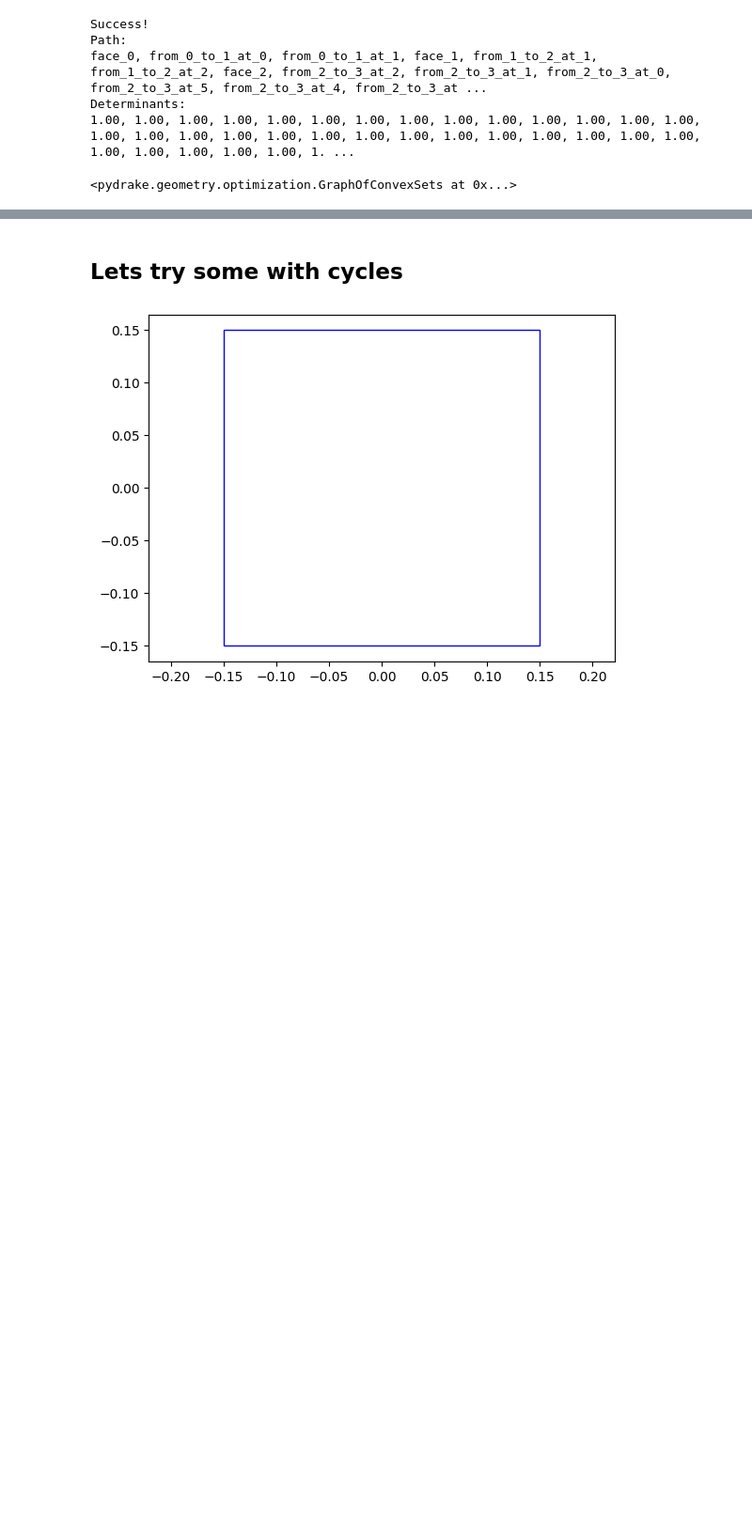
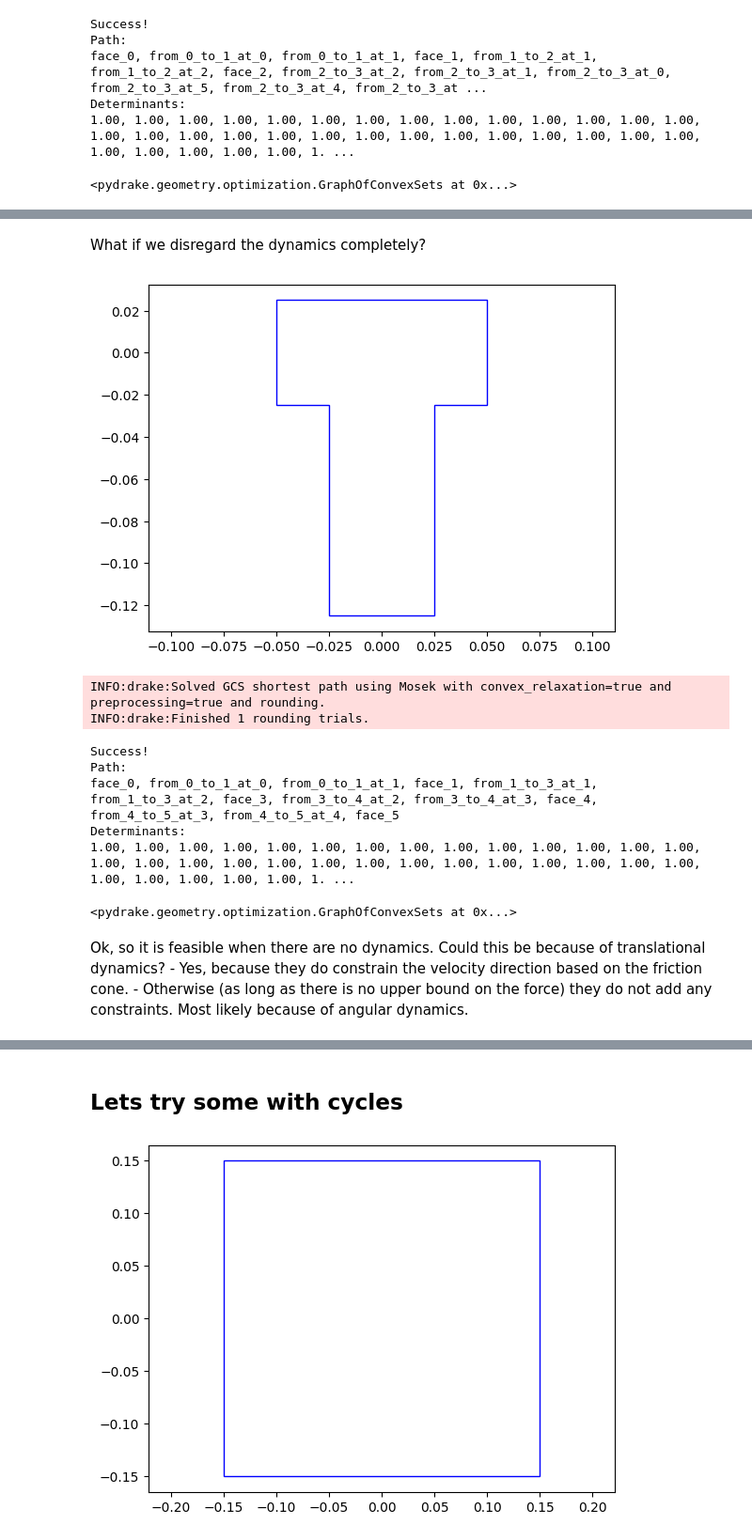
Before and after one commit to bernhardpg/planning-through-contact, a Jupyter notebook: planning_through_contact/experiments/planar_pushing/tightness_results_for_old_code.ipynb, the cells around one changed output, grey strips where cells are left out. Shown: that part at 94% size. Cells and saved outputs as stored; diff of their text form; code cells hidden in the pictures; blank space fills up the shorter version.

```diff
--- a/planning_through_contact/experiments/planar_pushing/tightness_results_for_old_code.ipynb
+++ b/planning_through_contact/experiments/planar_pushing/tightness_results_for_old_code.ipynb
@@ -220,0 +363,31 @@ Determinants:
+# %% [markdown]
+What if we disregard the dynamics completely?
+# %%
+slider = RigidBody("t_pusher", TPusher2d(box_1=Box2d(width=0.1, height=0.05), box_2=Box2d(width=0.05, height=0.1)), mass)
+plot_polytope(slider.geometry.vertices)
+
+plan = StartEndSpecs(th_initial=0, th_target=-0.3, pos_initial=np.array([-0.2,0.1]), pos_target=np.array([0.2,-0.2]))
+
+plan_planar_pushing(
+    plan,
+    slider,
+    dynamics_config,
+    max_rounded_paths=1,
+    use_dynamics=False,
+)
+# %% [output]
+[figure, added]
+INFO:drake:Solved GCS shortest path using Mosek with convex_relaxation=true and preprocessing=true and rounding.
+INFO:drake:Finished 1 rounding trials.
+Success!
+Path:
+face_0, from_0_to_1_at_0, from_0_to_1_at_1, face_1, from_1_to_3_at_1, from_1_to_3_at_2, face_3, from_3_to_4_at_2, from_3_to_4_at_3, face_4, from_4_to_5_at_3, from_4_to_5_at_4, face_5
+Determinants:
+1.00, 1.00, 1.00, 1.00, 1.00, 1.00, 1.00, 1.00, 1.00, 1.00, 1.00, 1.00, 1.00, 1.00, 1.00, 1.00, 1.00, 1.00, 1.00, 1.00, 1.00, 1.00, 1.00, 1.00, 1.00, 1.00, 1.00, 1.00, 1.00, 1.00, 1.00, 1.00, 1.00, 1. ...
+<pydrake.geometry.optimization.GraphOfConvexSets at 0x...>
+# %% [markdown]
+Ok, so it is feasible when there are no dynamics.
+Could this be because of translational dynamics?
+    - Yes, because they do constrain the velocity direction based on the friction cone.
+    - Otherwise (as long as there is no upper bound on the force) they do not add any constraints.
+Most likely because of angular dynamics.
```
Also changed, not shown: parts of 12 cells of this notebook, 1 other file.
